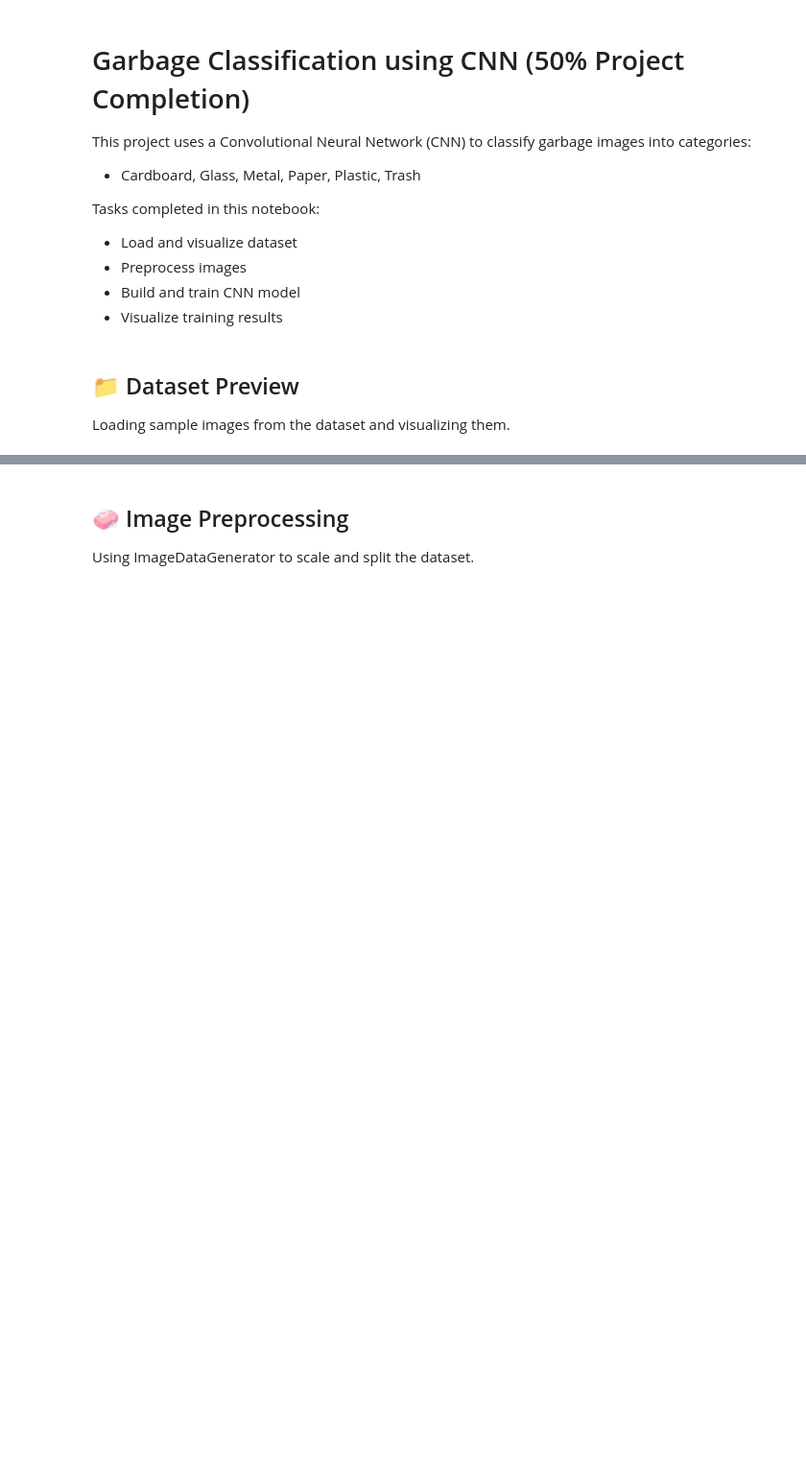
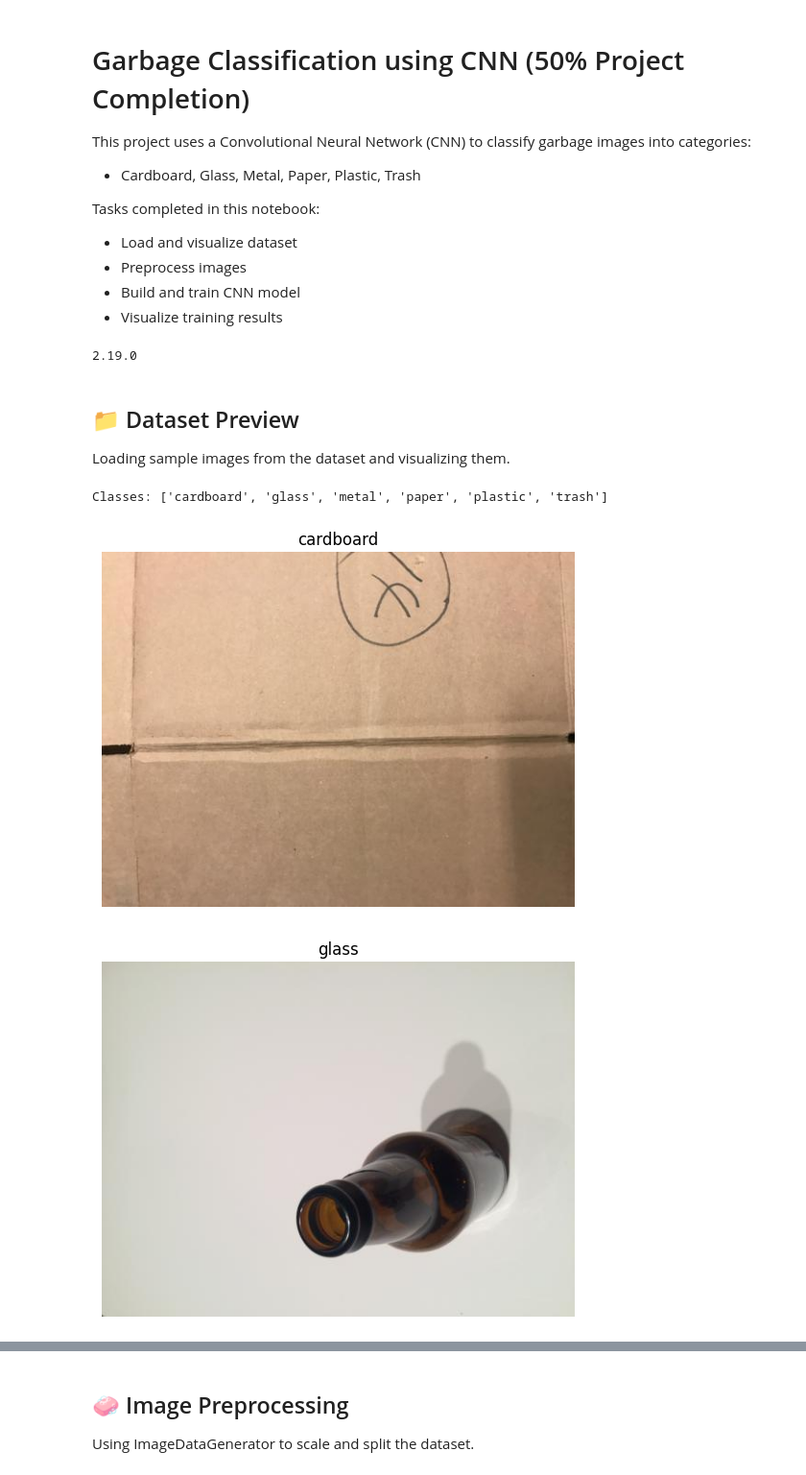
Before and after one commit to Tamilarasan-K28/garbage-classification, a Jupyter notebook: notebooks/garbage_classifier.ipynb, the cells around one changed output, grey strips where cells are left out. Shown at 96% size. Saved outputs shown, nothing was run; the diff lists cells and outputs as text; code cells hidden in the pictures; blank space fills up the shorter version.

```diff
--- a/notebooks/garbage_classifier.ipynb
+++ b/notebooks/garbage_classifier.ipynb
@@ -16,19 +16,28 @@ import matplotlib.pyplot as plt
 from tensorflow.keras.preprocessing.image import ImageDataGenerator
 from tensorflow.keras.models import Sequential
 from tensorflow.keras.layers import Conv2D, MaxPooling2D, Flatten, Dense, Dropout
+# %%
+import tensorflow as tf
+print(tf.__version__)
+# %% [output]
+2.19.0
 # %% [markdown]
 ## 📁 Dataset Preview
 Loading sample images from the dataset and visualizing them.
 # %%
-data_path = 'C:\Users\Tamilarasan K\garbage-classification\data\sample'
+data_path = r'C:\Users\Tamilarasan K\garbage-classification\data\sample'
 classes = os.listdir(data_path)
 print("Classes:", classes)
 
 # Show one image per class
 for cls in classes:
     image_path = os.path.join(data_path, cls, os.listdir(os.path.join(data_path, cls))[0])
     img = plt.imread(image_path)
     plt.imshow(img)
     plt.title(cls)
     plt.axis('off')
     plt.show()
+# %% [output]
+Classes: ['cardboard', 'glass', 'metal', 'paper', 'plastic', 'trash']
+[figure, added]
+[figure, added]
```
Also changed, not shown: parts of 6 cells of this notebook, 2 other files.
